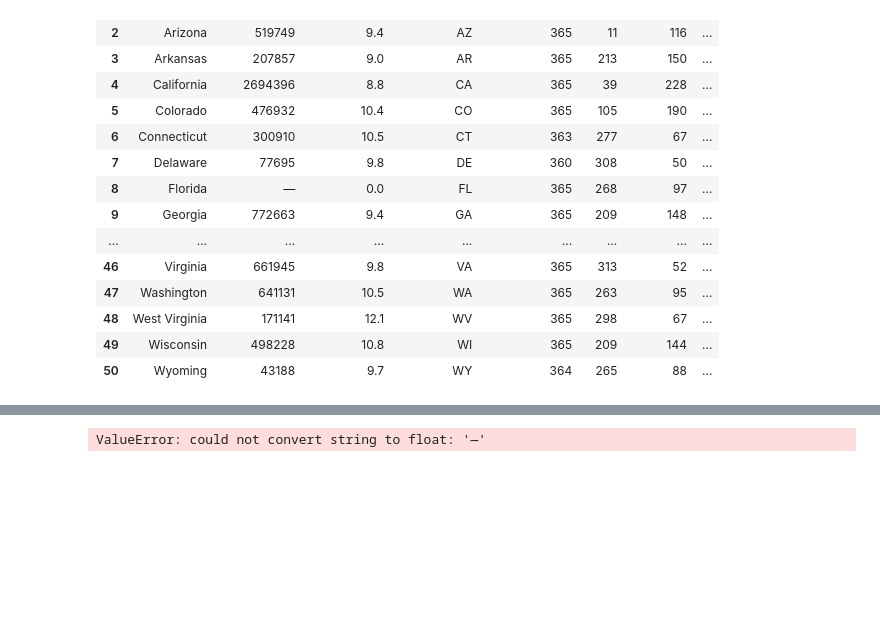
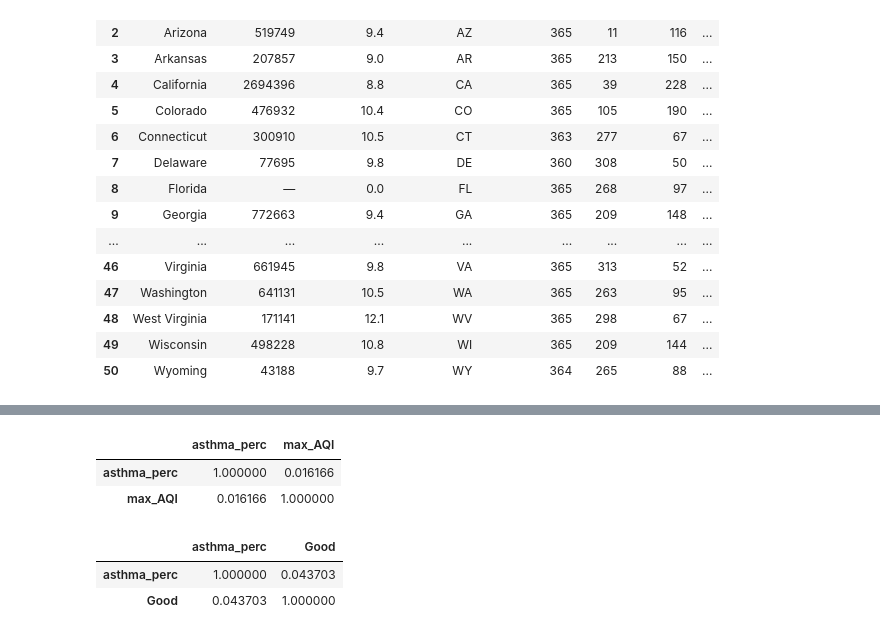
Before and after one commit to Sanamohmd/Air_quality, a Jupyter notebook: notebooks/Asthma.ipynb, the cells around one changed output, grey strips where cells are left out. Saved outputs shown, nothing was run; the diff lists cells and outputs as text; code cells hidden in the pictures; blank space fills up the shorter version.

```diff
--- a/notebooks/Asthma.ipynb
+++ b/notebooks/Asthma.ipynb
@@ -549,2 +520,0 @@ AttributeError: 'Series' object has no attribute 'nan'
-# %%
-asthma_air = df_nan.fillna(0)
@@ -550,0 +541,2 @@ asthma_air = df_nan.fillna(0)
+# %%
+asthma_air.loc[8,'asthma_total'] = 0
@@ -551,8 +563,14 @@ asthma_air = df_nan.fillna(0)
 # %%
-asthma_air[['asthma_total', 'max_AQI']].corr()
+asthma_air[['asthma_perc', 'max_AQI']].corr()
 # %% [output]
-ValueError: could not convert string to float: '—'
+|  | asthma_perc | max_AQI |
+| asthma_perc | 1.000000 | 0.016166 |
+| max_AQI | 0.016166 | 1.000000 |
 # %%
-asthma_air[['asthma_total', 'Good']].corr()
+asthma_air[['asthma_perc', 'Good']].corr()
+# %% [output]
+|  | asthma_perc | Good |
+| asthma_perc | 1.000000 | 0.043703 |
+| Good | 0.043703 | 1.000000 |
 # %%
 asthma_air
```
Also changed, not shown: parts of 39 cells of this notebook, 14 other files.
